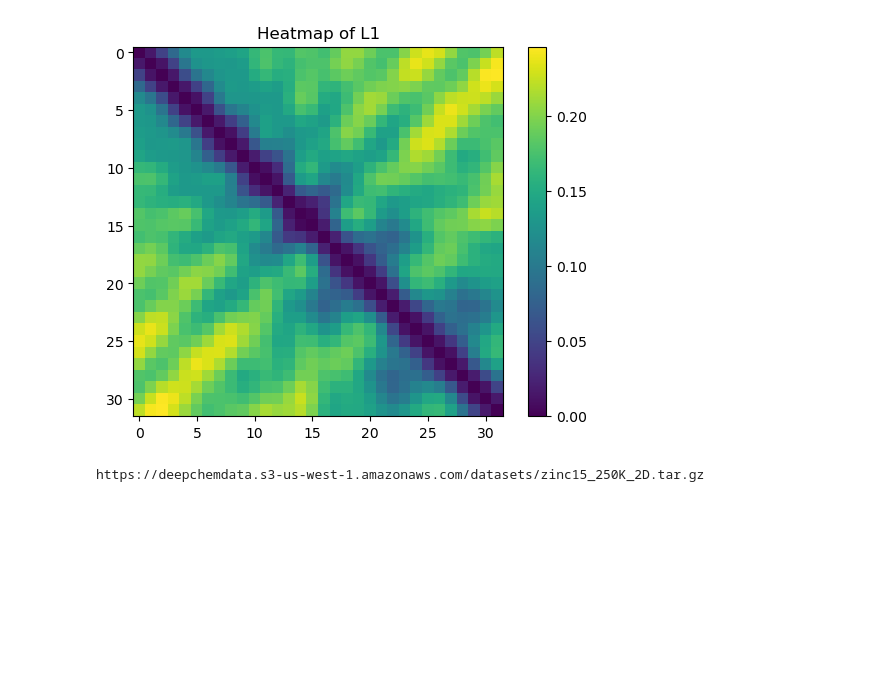
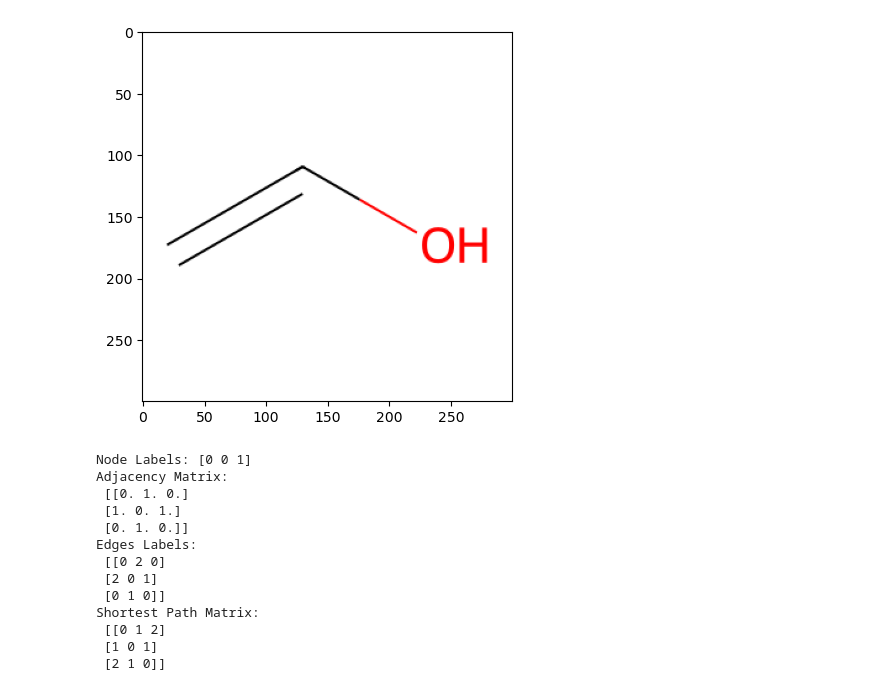
Before and after one commit to KrzakalaPaul/MolecularDatasetsExploration, a Jupyter notebook: test.ipynb, the cells around one changed output. Saved outputs shown, nothing was run; the diff lists cells and outputs as text; code cells hidden in the pictures; blank space fills up the shorter version.

```diff
--- a/test.ipynb
+++ b/test.ipynb
@@ -16,35 +0,0 @@ env = lmdb.open(
-# %%
-import numpy as np
-from scipy.spatial.distance import cdist
-
-n = 32
-d = 128
-
-indices = np.arange(0, n)
-sin_positionnal_encoding = np.sin(indices[:, np.newaxis] / np.power(10000, 2 * np.arange(0, d, 2) / d))
-cos_positionnal_encoding = np.cos(indices[:, np.newaxis] / np.power(10000, 2 * (np.arange(0, d, 2) + 1) / d))
-pos = np.concatenate([sin_positionnal_encoding, cos_positionnal_encoding], axis=-1)
-
-dist = cdist(pos, pos, metric='cosine')
-
-import matplotlib.pyplot as plt
-
-plt.imshow(dist, cmap='viridis')
-plt.colorbar()
-plt.title('Heatmap of L1')
-plt.show()
-# %% [output]
-[figure, removed]
-# %%
-ZINC15_URL = "https://deepchemdata.s3-us-west-1.amazonaws.com/datasets/"
-
-dataset_size = "250K" #'250K', '1M', '10M', '270M'
-dataset_dimension = '2D'
-name = 'zinc15_' + dataset_size + '_' + dataset_dimension
-compressed_file = name + '.tar.gz'
-
-url = ZINC15_URL + compressed_file
-
-print(url)
-# %% [output]
-https://deepchemdata.s3-us-west-1.amazonaws.com/datasets/zinc15_250K_2D.tar.gz
@@ -53,0 +65,40 @@ esol freesol lipo (regression)
+# %%
+import matplotlib.pyplot as plt
+from rdkit.Chem import Draw
+
+def plot_smile(smiles):
+    mol = MolFromSmiles(smiles)
+    img = Draw.MolToImage(mol)
+    plt.imshow(img)
+    plt.show()
+# %%
+smiles = 'C=CO'
+
+plot_smile(smiles)
+
+graph = smiles2graph(smiles)
+
+node_labels = graph["node_labels"]
+adjacency_matrix = graph["adjacency_matrix"]
+edges_labels = graph["edges_labels"]
+SP_matrix = graph["SP_matrix"]
+
+print("Node Labels:", node_labels)
+print("Adjacency Matrix:\n", adjacency_matrix.toarray())
+print("Edges Labels:\n", edges_labels.toarray())
+print("Shortest Path Matrix:\n", SP_matrix)
+# %% [output]
+[figure, added]
+Node Labels: [0 0 1]
+Adjacency Matrix:
+ [[0. 1. 0.]
+ [1. 0. 1.]
+ [0. 1. 0.]]
+Edges Labels:
+ [[0 2 0]
+ [2 0 1]
+ [0 1 0]]
+Shortest Path Matrix:
+ [[0 1 2]
+ [1 0 1]
+ [2 1 0]]
```
Also changed, not shown: parts of 4 cells of this notebook, 15 other files.
